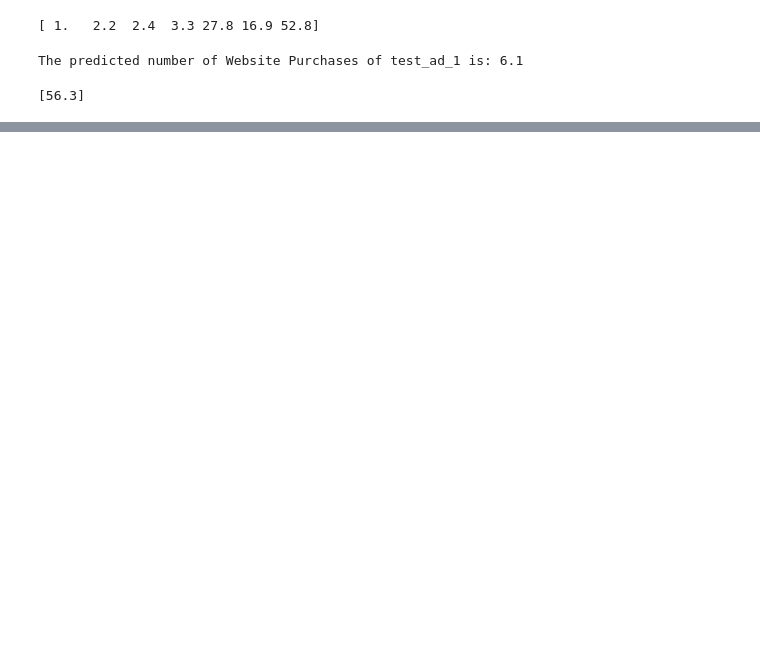
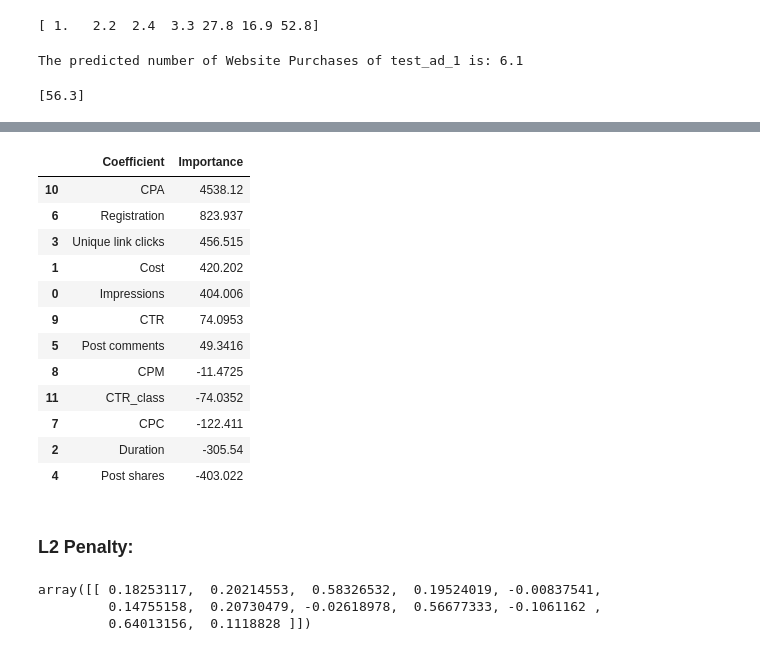
Before and after one commit to Lucas-LDN/Data_Curious_, a Jupyter notebook: First Project/Third analysis | New Data.ipynb, the cells around one changed output, grey strips where cells are left out. Drawn from its saved outputs; the diff is of its cells as text; code cells hidden in the pictures; blank space fills up the shorter version.

```diff
--- a/First Project/Third analysis | New Data.ipynb
+++ b/First Project/Third analysis | New Data.ipynb
@@ -925,0 +934,22 @@ print(lin_model_purchases_updated.predict(test_ad_8).round(1))
+# %%
+#Based on Day 5, Week 4:
+from sklearn.linear_model import LogisticRegression
+from sklearn.preprocessing import MinMaxScaler
+
+X = data_ad.drop(columns = ["CR", "Website purchases", "CR_class"])
+y = data_ad["CR_class"]
+
+#X = data_ad.drop(columns = ["CTR_class", "Unique link clicks", "CTR"])
+#y = data_ad["CTR_class"]
+
+# MinMaxScale the data:
+scaler = MinMaxScaler()
+X_scaled = scaler.fit_transform(X)
+X_scaled = pd.DataFrame(X_scaled, columns = X.columns)
+X_scaled.head(2)
+
+log_model = LogisticRegression(penalty = 'none', max_iter = 500)
+
+log_model.fit(X_scaled, y)
+
+log_model.coef_
@@ -925,0 +961,6 @@ print(lin_model_purchases_updated.predict(test_ad_8).round(1))
+# %%
+features = pd.DataFrame(np.vstack((X.columns, log_model.coef_)).T,
+                        columns = ["Coefficient", "Importance"])            \
+             .sort_values("Importance", ascending = False)
+features
+# %% [output]
@@ -925,0 +969,25 @@ print(lin_model_purchases_updated.predict(test_ad_8).round(1))
+|  | Coefficient | Importance |
+| 10 | CPA | 4538.12 |
+| 6 | Registration | 823.937 |
+| 3 | Unique link clicks | 456.515 |
+| 1 | Cost | 420.202 |
+| 0 | Impressions | 404.006 |
+| 9 | CTR | 74.0953 |
+| 5 | Post comments | 49.3416 |
+| 8 | CPM | -11.4725 |
+| 11 | CTR_class | -74.0352 |
+| 7 | CPC | -122.411 |
+| 2 | Duration | -305.54 |
+| 4 | Post shares | -403.022 |
+# %% [markdown]
+### L2 Penalty:
+# %%
+log_model_l2 = LogisticRegression(penalty = 'l2', max_iter = 50_000, C = 0.1)
+
+log_model_l2.fit(X_scaled, y)
+
+log_model_l2.coef_
+# %% [output]
+array([[ 0.18253117,  0.20214553,  0.58326532,  0.19524019, -0.00837541,
+         0.14755158,  0.20730479, -0.02618978,  0.56677333, -0.1061162 ,
+         0.64013156,  0.1118828 ]])
```
Also changed, not shown: parts of 14 cells of this notebook.
